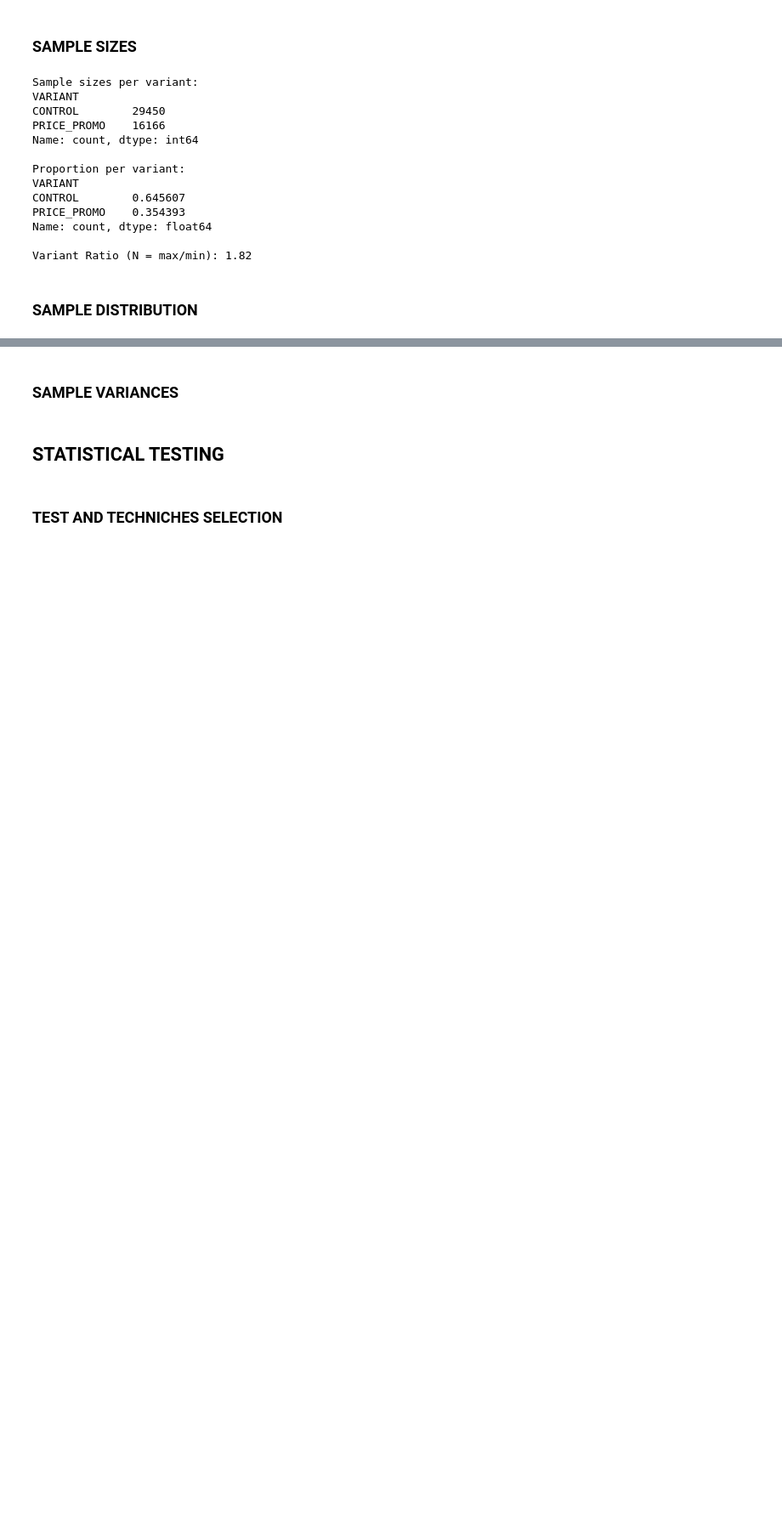
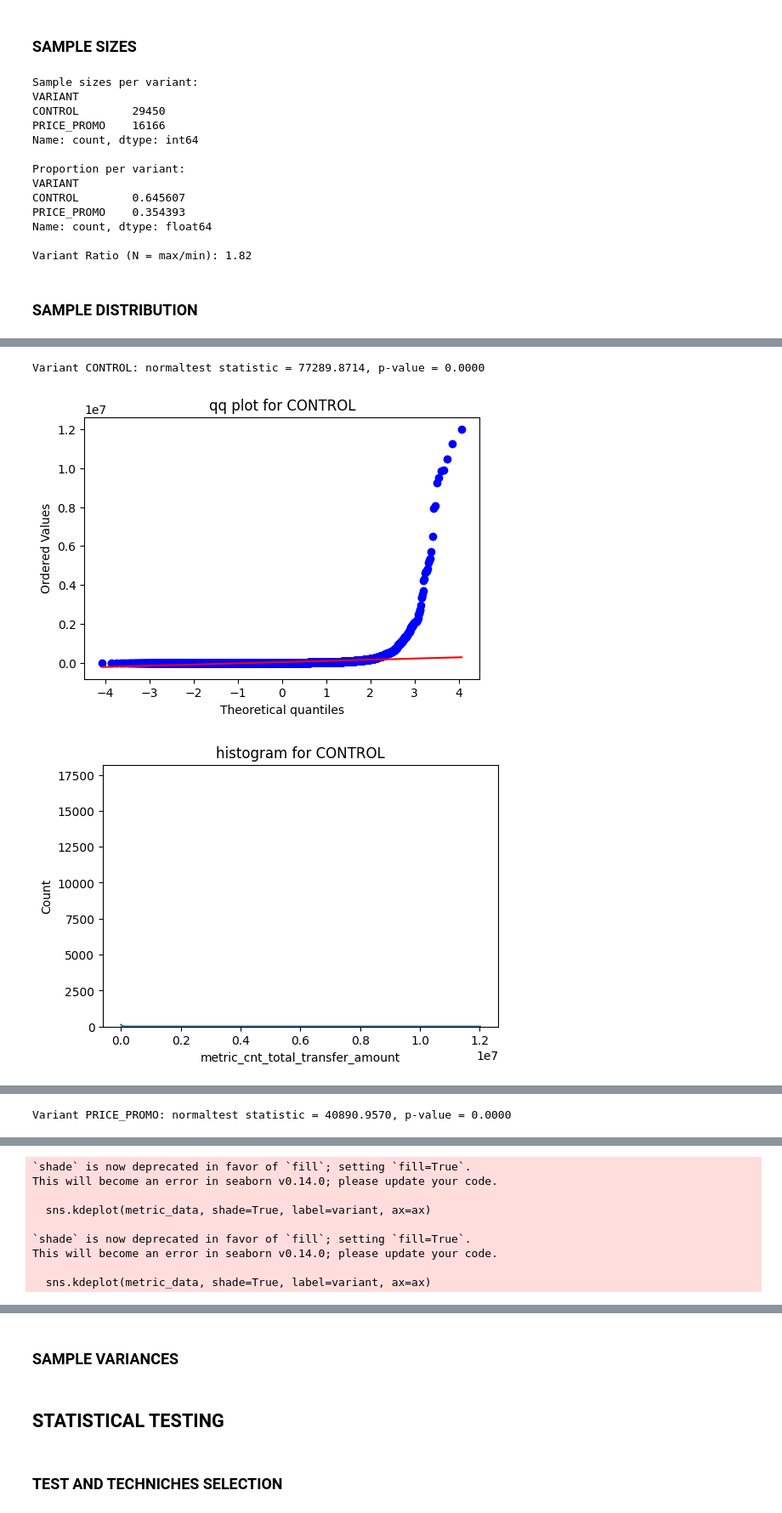
Before and after one commit to EAlmazanG/ab-test-framework, a Jupyter notebook: notebooks/ab-test_framework_template.ipynb, the cells around one changed output, grey strips where cells are left out. Shown at 85% size. Saved outputs shown, nothing was run; the diff lists cells and outputs as text; code cells hidden in the pictures; blank space fills up the shorter version.

Commit message:
add first tests

```diff
--- a/notebooks/ab-test_framework_template.ipynb
+++ b/notebooks/ab-test_framework_template.ipynb
@@ -149,5 +151,9 @@ df['metric_cvr_transaction'] = df['TOTAL_TRANSFER_AMOUNT'].apply(lambda x: 1 if
 ## DATA ANALYSIS
 # %%
 # select metrics and columns involved in the test
-metric = 'metric_cvr_transaction'
+primary_key_column = 'U_ID'
+metric_column = 'metric_cnt_total_transfer_amount'
 variant_column = 'VARIANT'
+
+selected_df = df[[primary_key_column, variant_column, metric_column]]
+display(selected_df.sample(5))
@@ -200,0 +227,48 @@ Variant Ratio (N = max/min): 1.82
+# %%
+variants = selected_df[variant_column].unique()
+results = {}
+
+for variant in variants:
+        # Extract metric data for the variant
+        metric_data = selected_df.loc[selected_df[variant_column] == variant, metric_column]
+
+        # Test based on sample size
+        if len(metric_data) < 5000:
+            stat, p_value = stats.shapiro(metric_data)
+            test_name = 'shapiro'
+        else:
+            stat, p_value = stats.normaltest(metric_data)
+            test_name = 'normaltest'
+
+        results[variant] = {'test': test_name, 'stat': stat, 'p_value': p_value}
+        print(f"Variant {variant}: {test_name} statistic = {stat:.4f}, p-value = {p_value:.4f}")
+
+        # Q-Q plot
+        fig, ax = plt.subplots(figsize=(6,4))
+        stats.probplot(metric_data, dist="norm", plot=ax)
+        ax.set_title(f'qq plot for {variant}')
+        plt.show()
+
+        # Histogram with KDE
+        fig, ax = plt.subplots(figsize=(6,4))
+        sns.histplot(metric_data, kde=True, ax=ax)
+        ax.set_title(f'histogram for {variant}')
+        plt.show()
+
+        # Violin plot (using a dummy category)
+        fig, ax = plt.subplots(figsize=(6,4))
+        sns.violinplot(x=[variant] * len(metric_data), y=metric_data, ax=ax)
+        ax.set_title(f'violin plot for {variant}')
+        plt.show()
+
+fig, ax = plt.subplots(figsize=(10,5))
+for variant in variants:
+    metric_data = selected_df.loc[selected_df[variant_column] == variant, metric_column]
+    sns.kdeplot(metric_data, shade=True, label=variant, ax=ax)
+ax.set_title('comparison of metric distribution across variants')
+ax.legend()
+plt.show()
+# %% [output]
+Variant CONTROL: normaltest statistic = 77289.8714, p-value = 0.0000
+[figure, added]
+[figure, added]
@@ -200,0 +276 @@ Variant Ratio (N = max/min): 1.82
+Variant PRICE_PROMO: normaltest statistic = 40890.9570, p-value = 0.0000
@@ -200,0 +280,9 @@ Variant Ratio (N = max/min): 1.82
+`shade` is now deprecated in favor of `fill`; setting `fill=True`.
+This will become an error in seaborn v0.14.0; please update your code.
+
+  sns.kdeplot(metric_data, shade=True, label=variant, ax=ax)
+
+`shade` is now deprecated in favor of `fill`; setting `fill=True`.
+This will become an error in seaborn v0.14.0; please update your code.
+
+  sns.kdeplot(metric_data, shade=True, label=variant, ax=ax)
```
Also changed, not shown: parts of 8 cells of this notebook.
